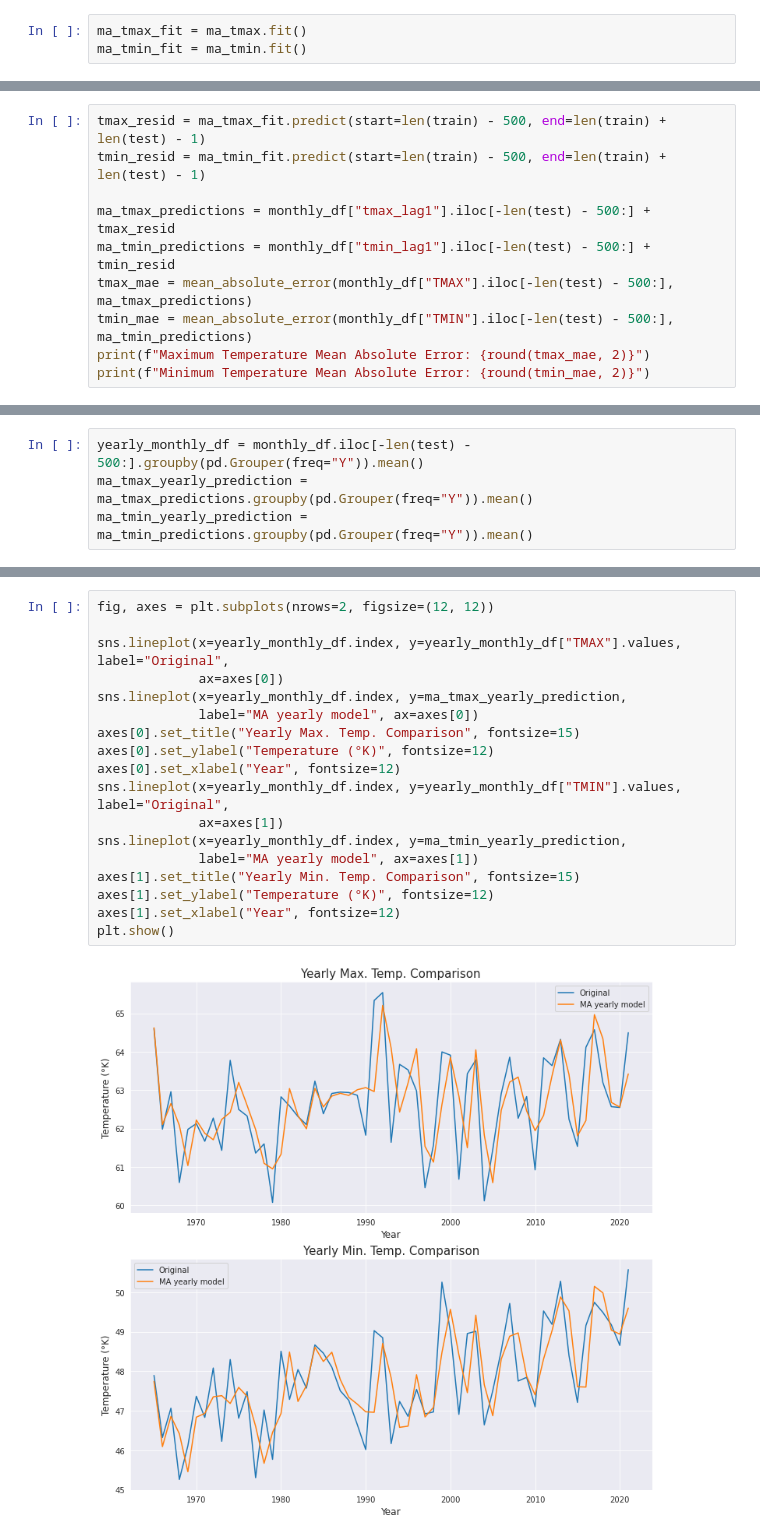
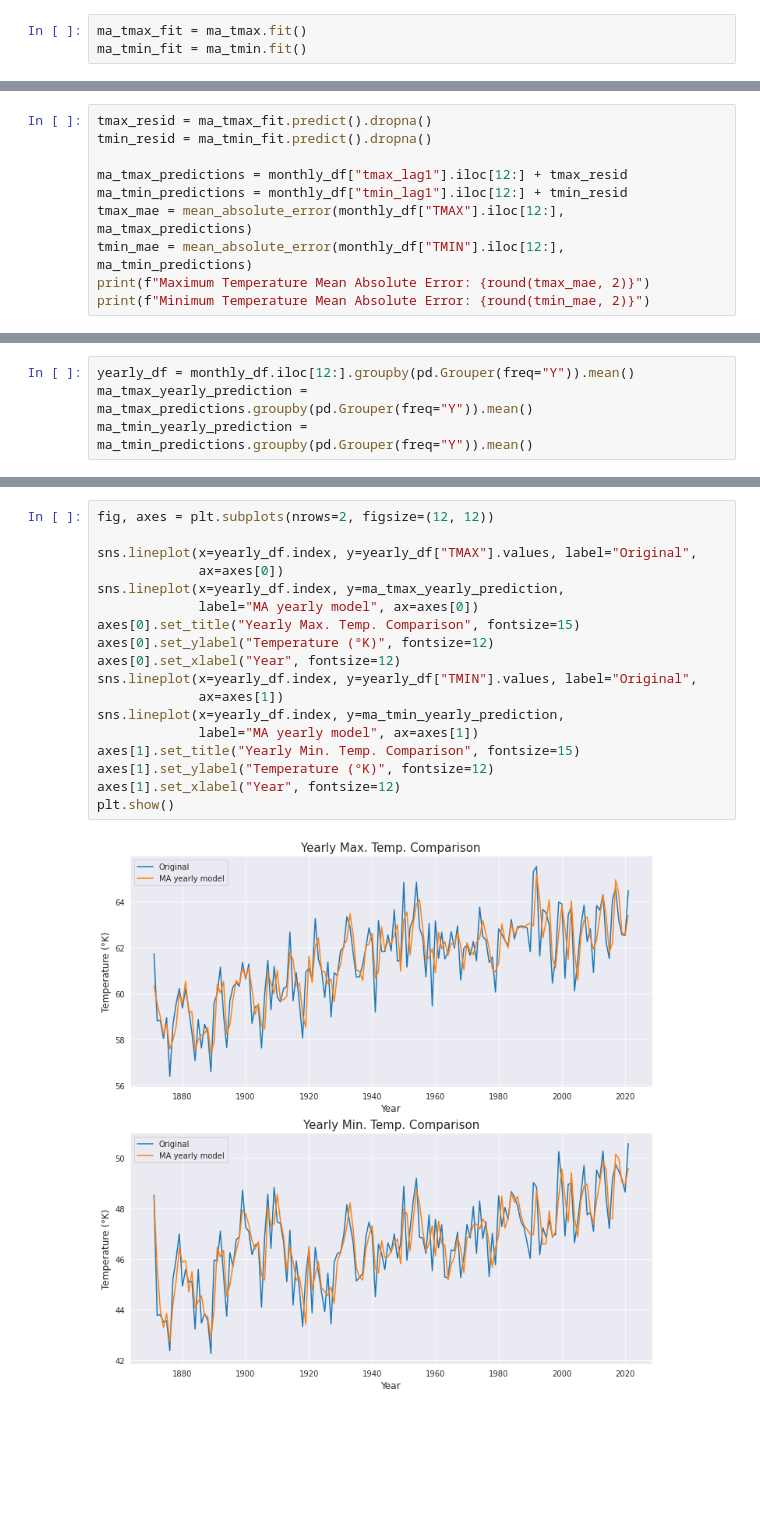
Before and after one commit to CrisLeaf/ny_is_burning, a Jupyter notebook: temperature_analysis.ipynb, the cells around one changed output, grey strips where cells are left out. Cells and saved outputs as stored; diff of their text form; blank space fills up the shorter version.

Commit message:
Updated Yearly analysis

```diff
--- a/temperature_analysis.ipynb
+++ b/temperature_analysis.ipynb
@@ -561,11 +566,11 @@ ma_tmin_fit = ma_tmin.fit()
 # %%
-tmax_resid = ma_tmax_fit.predict(start=len(train) - 500, end=len(train) + len(test) - 1)
-tmin_resid = ma_tmin_fit.predict(start=len(train) - 500, end=len(train) + len(test) - 1)
+tmax_resid = ma_tmax_fit.predict().dropna()
+tmin_resid = ma_tmin_fit.predict().dropna()
 
-ma_tmax_predictions = monthly_df["tmax_lag1"].iloc[-len(test) - 500:] + tmax_resid
-ma_tmin_predictions = monthly_df["tmin_lag1"].iloc[-len(test) - 500:] + tmin_resid
-tmax_mae = mean_absolute_error(monthly_df["TMAX"].iloc[-len(test) - 500:], ma_tmax_predictions)
-tmin_mae = mean_absolute_error(monthly_df["TMIN"].iloc[-len(test) - 500:], ma_tmin_predictions)
+ma_tmax_predictions = monthly_df["tmax_lag1"].iloc[12:] + tmax_resid
+ma_tmin_predictions = monthly_df["tmin_lag1"].iloc[12:] + tmin_resid
+tmax_mae = mean_absolute_error(monthly_df["TMAX"].iloc[12:], ma_tmax_predictions)
+tmin_mae = mean_absolute_error(monthly_df["TMIN"].iloc[12:], ma_tmin_predictions)
 print(f"Maximum Temperature Mean Absolute Error: {round(tmax_mae, 2)}")
 print(f"Minimum Temperature Mean Absolute Error: {round(tmin_mae, 2)}")
 # %% [output]
@@ -574,4 +579,4 @@ Minimum Temperature Mean Absolute Error: 2.4
 # %%
-yearly_monthly_df = monthly_df.iloc[-len(test) - 500:].groupby(pd.Grouper(freq="Y")).mean()
+yearly_df = monthly_df.iloc[12:].groupby(pd.Grouper(freq="Y")).mean()
 ma_tmax_yearly_prediction = ma_tmax_predictions.groupby(pd.Grouper(freq="Y")).mean()
 ma_tmin_yearly_prediction = ma_tmin_predictions.groupby(pd.Grouper(freq="Y")).mean()
@@ -578,20 +585,20 @@ ma_tmin_yearly_prediction = ma_tmin_predictions.groupby(pd.Grouper(freq="Y")).me
 # %%
 fig, axes = plt.subplots(nrows=2, figsize=(12, 12))
 
-sns.lineplot(x=yearly_monthly_df.index, y=yearly_monthly_df["TMAX"].values, label="Original",
+sns.lineplot(x=yearly_df.index, y=yearly_df["TMAX"].values, label="Original",
              ax=axes[0])
-sns.lineplot(x=yearly_monthly_df.index, y=ma_tmax_yearly_prediction,
+sns.lineplot(x=yearly_df.index, y=ma_tmax_yearly_prediction,
 			 label="MA yearly model", ax=axes[0])
 axes[0].set_title("Yearly Max. Temp. Comparison", fontsize=15)
 axes[0].set_ylabel("Temperature (°K)", fontsize=12)
 axes[0].set_xlabel("Year", fontsize=12)
-sns.lineplot(x=yearly_monthly_df.index, y=yearly_monthly_df["TMIN"].values, label="Original",
+sns.lineplot(x=yearly_df.index, y=yearly_df["TMIN"].values, label="Original",
              ax=axes[1])
-sns.lineplot(x=yearly_monthly_df.index, y=ma_tmin_yearly_prediction,
+sns.lineplot(x=yearly_df.index, y=ma_tmin_yearly_prediction,
 			 label="MA yearly model", ax=axes[1])
 axes[1].set_title("Yearly Min. Temp. Comparison", fontsize=15)
 axes[1].set_ylabel("Temperature (°K)", fontsize=12)
 axes[1].set_xlabel("Year", fontsize=12)
 plt.show()
 # %% [output]
-[figure, old version]
+[figure, new version]
```
Also changed, not shown: parts of 7 cells of this notebook.
